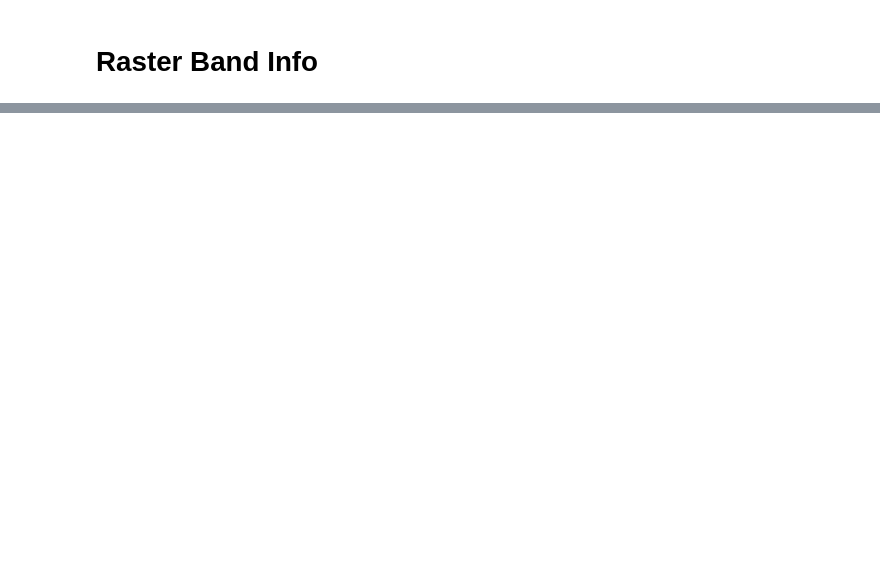
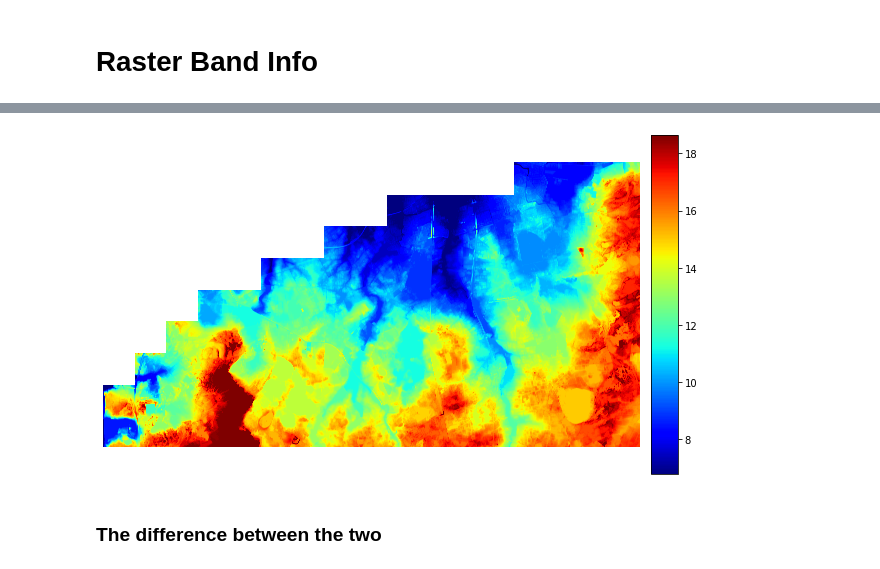
Before and after one commit to SantoshAhirrao/3D-House-Project, a Jupyter notebook: 3D house.ipynb, the cells around one changed output, grey strips where cells are left out. Saved outputs shown, nothing was run; the diff lists cells and outputs as text; code cells hidden in the pictures; blank space fills up the shorter version.

```diff
--- a/3D house.ipynb
+++ b/3D house.ipynb
@@ -194,0 +188,7 @@ GeocoderQueryError: Your request was denied.
+# %%
+dtm_fill = rd.FillDepressions(dtm, in_place=False)
+dtm_fillfig = rd.rdShow(dtm_fill, ignore_colours=[0], axes=False, cmap='jet', vmin=dtmfig['vmin'], vmax=dtmfig['vmax'], figsize=(9,5))
+# %% [output]
+[figure, added]
+# %% [markdown]
+### The difference between the two
```
Also changed, not shown: parts of 89 cells of this notebook.
